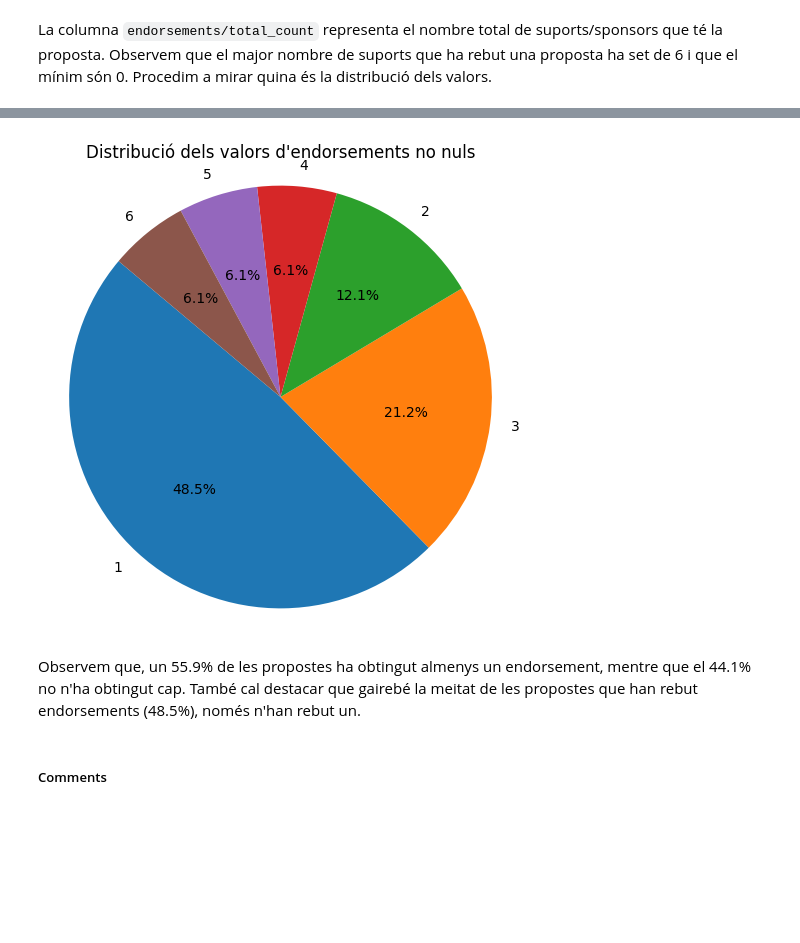
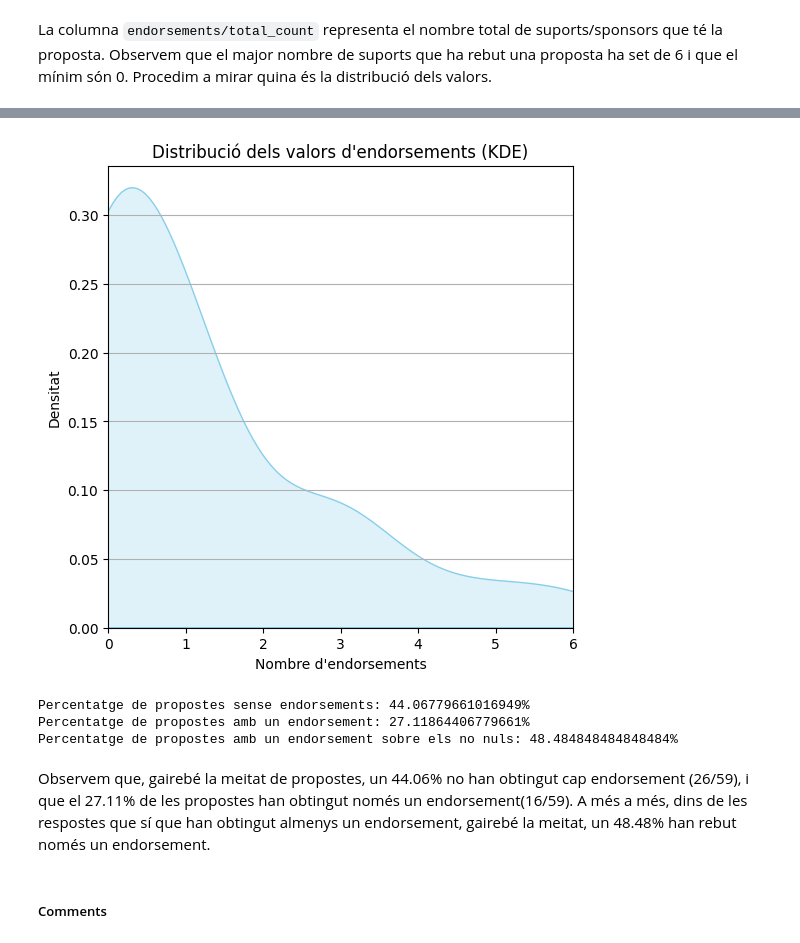
Before and after one commit to NoOPeEKS/dades-assemblea-clima, a Jupyter notebook: exploracio_csv.ipynb, the cells around one changed output, grey strips where cells are left out. Cells and saved outputs as stored; diff of their text form; code cells hidden in the pictures; blank space fills up the shorter version.

```diff
--- a/exploracio_csv.ipynb
+++ b/exploracio_csv.ipynb
@@ -318,15 +326,30 @@ plt.show()
-# %%
-nou_dataset = df_proposals[df_proposals['endorsements/total_count'] > 0]
-valors = nou_dataset['endorsements/total_count'].value_counts()
-plt.figure(figsize=(6,6))
-plt.pie(valors, labels=valors.index, autopct='%1.1f%%', startangle=140)
-plt.title("Distribució dels valors d'endorsements no nuls")
-plt.axis('equal')
-plt.show()
-# %% [output]
-[figure, removed]
-# %% [markdown]
-Observem que, un 55.9% de les propostes ha obtingut almenys un endorsement, mentre que el 44.1% no n'ha obtingut cap. També cal destacar que gairebé la meitat de les propostes que han rebut endorsements (48.5%), només n'han rebut un.
+# %%
+plt.figure(figsize=(6, 6))
+sns.kdeplot(df_proposals['endorsements/total_count'], color='skyblue', fill=True)
+min_val = min(df_proposals['endorsements/total_count'])
+max_val = max(df_proposals['endorsements/total_count'])
+plt.xlim(min_val, max_val)
+
+plt.xlabel("Nombre d'endorsements")
+plt.ylabel('Densitat')
+plt.title("Distribució dels valors d'endorsements (KDE)")
+plt.grid(axis='y')
+plt.show()
+# %% [output]
+[figure, added]
+# %%
+percentatge_no_endorsement = len(df_proposals[df_proposals['endorsements/total_count'] == 0].value_counts()) / len(df_proposals) * 100
+print(f"Percentatge de propostes sense endorsements: {percentatge_no_endorsement}%")
+percentatge_un_endorsement_normal = len(df_proposals[df_proposals['endorsements/total_count'] == 1].value_counts()) / len(df_proposals) * 100
+print(f"Percentatge de propostes amb un endorsement: {percentatge_un_endorsement_normal}%")
+percentatge_un_endorsement_relatiu = len(df_proposals[df_proposals['endorsements/total_count'] == 1].value_counts()) / len(df_proposals[df_proposals['endorsements/total_count'] > 0].value_counts()) * 100
+print(f"Percentatge de propostes amb un endorsement sobre els no nuls: {percentatge_un_endorsement_relatiu}%")
+# %% [output]
+Percentatge de propostes sense endorsements: 44.06779661016949%
+Percentatge de propostes amb un endorsement: 27.11864406779661%
+Percentatge de propostes amb un endorsement sobre els no nuls: 48.484848484848484%
+# %% [markdown]
+Observem que, gairebé la meitat de propostes, un 44.06% no han obtingut cap endorsement (26/59), i que el 27.11% de les propostes han obtingut només un endorsement(16/59). A més a més, dins de les respostes que sí que han obtingut almenys un endorsement, gairebé la meitat, un 48.48% han rebut només un endorsement.
 # %% [markdown]
 ##### Comments
 # %%
```
Also changed, not shown: parts of 3 cells of this notebook.
